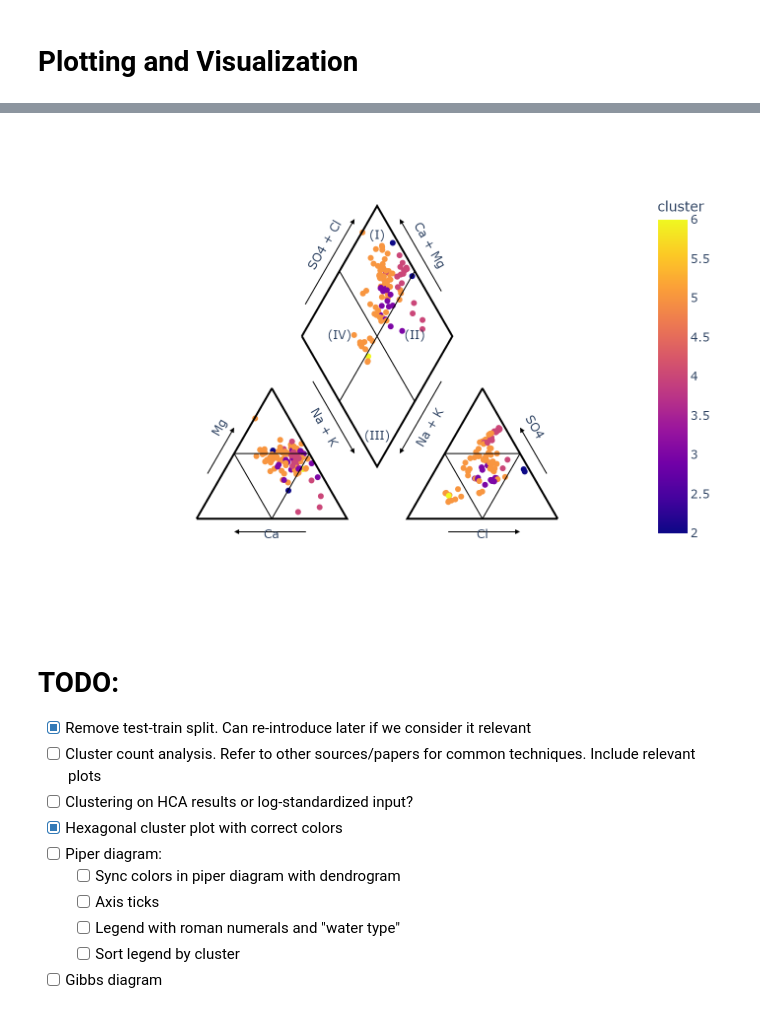
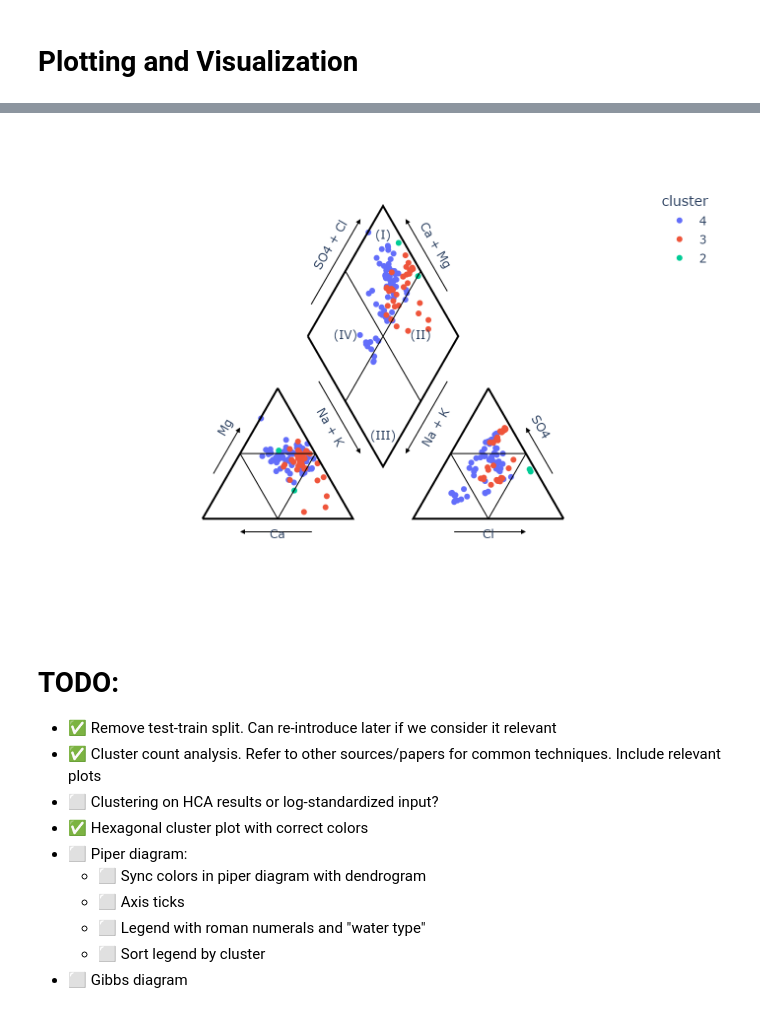
Before and after one commit to NorskRegnesentral/hydro-som, a Jupyter notebook: experimentation.ipynb, the cells around one changed output, grey strips where cells are left out. Saved outputs shown, nothing was run; the diff lists cells and outputs as text; code cells hidden in the pictures.

Commit message:
Add clustering analysis

```diff
--- a/experimentation.ipynb
+++ b/experimentation.ipynb
@@ -112,9 +116,10 @@ df
 102 rows × 30 columns
 # %%
 # Derive SOM dimensions
-som_m = 5 * np.sqrt(len(df))
-som_nx = np.round(np.sqrt(som_m)).astype(int)
-som_ny = np.round(som_m / som_nx).astype(int)
+if som_nx is None or som_ny is None:
+    som_m = 5 * np.sqrt(len(df))
+    som_nx = np.round(np.sqrt(som_m)).astype(int)
+    som_ny = np.round(som_m / som_nx).astype(int)
 
 print(f"SOM dimensions: {som_nx} x {som_ny}")
 # %% [output]
@@ -181,3 +186,25 @@ labels = [(i, j) for i, j in cells_ij]
 flat_weights = weights.reshape(-1, len(input_columns))
 
 links = hierarchy.linkage(flat_weights, method='complete', metric='euclidean')
+# %%
+cluster_results = []
+
+for i in range(2, max_clusters):
+    flat_labels = hierarchy.fcluster(links, i, 'maxclust')
+    dbi = davies_bouldin_score(flat_weights, flat_labels) if len(set(flat_labels)) == i else None
+    cluster_results.append(dict(
+        n_clusters=i,
+        dbi=dbi,
+        labels=flat_labels
+    ))
+
+cluster_df = pd.DataFrame.from_dict(cluster_results)
+optimal_cluster = cluster_df.iloc[cluster_df['dbi'].idxmin()]
+if number_of_clusters is None:
+    selected_cluster = optimal_cluster
+else:
+    selected_cluster = cluster_df[cluster_df['n_clusters'] == number_of_clusters].iloc[0]
+# %%
+fig = px.line(cluster_df, x='n_clusters', y='dbi', markers=True)
+fig.layout.title = f"Optimal number of clusters: {optimal_cluster['n_clusters']}"
+fig
@@ -184,11 +222,6 @@ links = hierarchy.linkage(flat_weights, method='complete', metric='euclidean')
 # %%
-# Derive results from clustering
-clustering_threshold = hca_dendrogram_threshold * np.max(links[:, 2])
-
-# SOM node labels
-node_labels = hierarchy.fcluster(
-    links, clustering_threshold, 'distance'
-).reshape(som_nx, som_ny)
+# Optimal number of lables
+node_labels = selected_cluster['labels'].reshape(som_nx, som_ny)
 
 # Sample labels
 sample_ij = [None] * len(df)
@@ -453,7 +476,7 @@ data_diamond = (
 
 xy_data = np.vstack((data_lowerleft, data_lowerright, data_diamond))
 plotting_df = pd.DataFrame(xy_data, columns=['x', 'y'])
-plotting_df['cluster'] = np.hstack([df['cluster_label'].values.tolist()] * 3)
+plotting_df['cluster'] = np.hstack([df['cluster_label'].values.tolist()] * 3).astype(str)
 fig_piper = px.scatter(plotting_df, x="x", y="y", color="cluster")
 
 # ------------------------------------------------------------
@@ -674,44 +697,44 @@ fig_piper.add_annotation(
     x=arrow_txt3[0],
     y=arrow_txt3[1],
     text="Na + K",
     textangle=60,
     **arrow_txt_args
 )
 arrow_txt4 = diamond_o + 1.2 * diamond_u + 0.5 * diamond_v
 fig_piper.add_annotation(
     x=arrow_txt4[0],
     y=arrow_txt4[1],
     text="Na + K",
     textangle=-60,
     **arrow_txt_args
 )
 
 # ------------------------------------------------------------
 # Final layout adjustments
 # ------------------------------------------------------------
 fig_piper.layout.yaxis.scaleanchor = 'x'
 fig_piper.layout.xaxis.showgrid = False
 fig_piper.layout.xaxis.zeroline = False
 fig_piper.layout.xaxis.showticklabels = False
 fig_piper.layout.xaxis.title = None
 fig_piper.layout.yaxis.showgrid = False
 fig_piper.layout.yaxis.zeroline = False
 fig_piper.layout.yaxis.showticklabels = False
 fig_piper.layout.yaxis.title = None
 
 show_figure(fig_piper)
 # %% [output]
-[figure, old version]
+[figure, new version]
 # %% [markdown]
 # TODO:
 
-- [x] Remove test-train split. Can re-introduce later if we consider it relevant
-- [ ] Cluster count analysis. Refer to other sources/papers for common techniques. Include relevant plots
-- [ ] Clustering on HCA results or log-standardized input?
-- [x] Hexagonal cluster plot with correct colors
-- [ ] Piper diagram:
-  - [ ] Sync colors in piper diagram with dendrogram
-  - [ ] Axis ticks
-  - [ ] Legend with roman numerals and "water type"
-  - [ ] Sort legend by cluster
-- [ ] Gibbs diagram
+- ✅ Remove test-train split. Can re-introduce later if we consider it relevant
+- ✅ Cluster count analysis. Refer to other sources/papers for common techniques. Include relevant plots
+- ⬜ Clustering on HCA results or log-standardized input?
+- ✅ Hexagonal cluster plot with correct colors
+- ⬜ Piper diagram:
+  - ⬜ Sync colors in piper diagram with dendrogram
+  - ⬜ Axis ticks
+  - ⬜ Legend with roman numerals and "water type"
+  - ⬜ Sort legend by cluster
+- ⬜ Gibbs diagram
```
Also changed, not shown: parts of 5 cells of this notebook, 1 other file.
